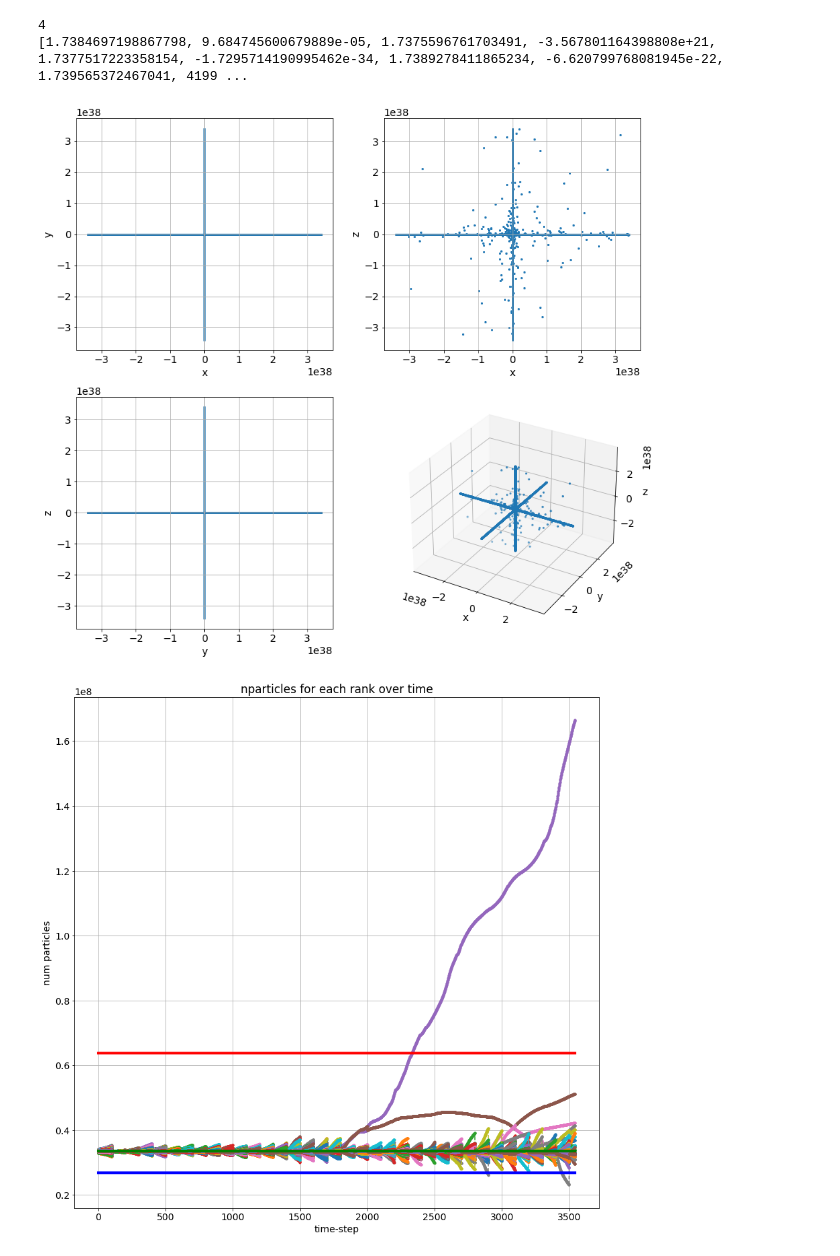
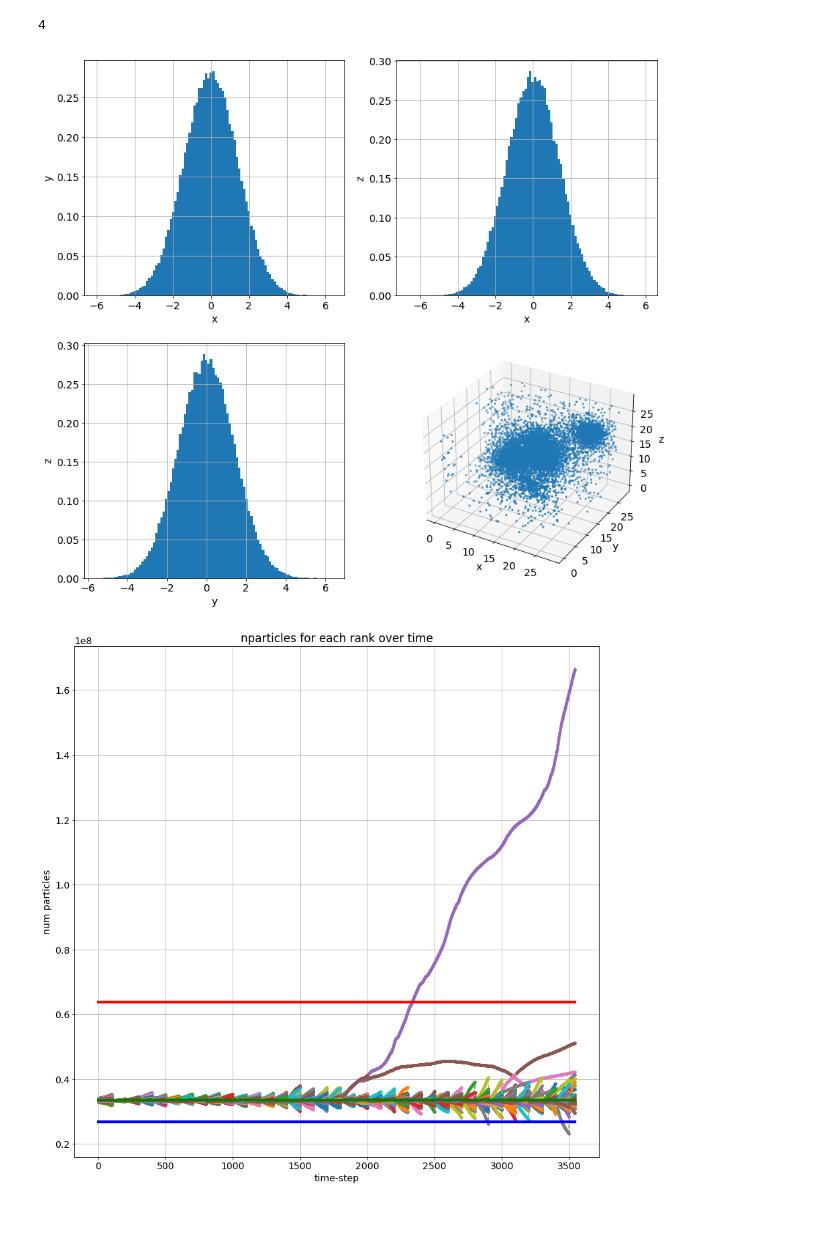
Before and after one commit to xjka/LoadBalancing, a Jupyter notebook: notebook.ipynb, the cells around one changed output. Saved outputs shown, nothing was run; the diff lists cells and outputs as text; code cells hidden in the pictures; blank space fills up the shorter version.

```diff
--- a/notebook.ipynb
+++ b/notebook.ipynb
@@ -11,49 +11,51 @@ SIZEOFINT=4
 SIZEOFFLOAT=4
 mn = -28.49
 mx = 28.49
-#fname = 'runtest/rand_init/rand_init.nyx'
-fname = 'runtest/64sssss_20mpc.nyx'
+fname = 'runtest/rand_init/rand_init.nyx'
+#fname = 'runtest/64sssss_20mpc.nyx'
 with open(fname,'rb') as file:
     nparticles = unpack('l', file.read(SIZEOFLONG))[0]
     numdim = unpack('i', file.read(SIZEOFINT))[0]
     nx = unpack('i', file.read(SIZEOFINT))[0]
     print(nx)
     line = file.read(SIZEOFFLOAT*(3+nx))
     pdict = {'x' : [], 'y': [], 'z':[], 'mass': [], 'vx': [], 'vy': [], 'vz': []}
     while(line):
         x,y,z,mass,vx,vy,vz = unpack('f'*(3+nx),line)
         pdict['x'].append(x)
         pdict['y'].append(y)
         pdict['z'].append(z)
         line = file.read(SIZEOFFLOAT*(3+nx))
         pdict['mass'].append(mass)
-        #pdict['vx'].append(vx)
-        #pdict['vy'].append(vy)
-        #pdict['vz'].append(vz)
+        pdict['vx'].append(vx)
+        pdict['vy'].append(vy)
+        pdict['vz'].append(vz)
 
-print(pdict['mass'][150:250])
+
 fig= plt.figure(figsize=(14,13))
 ax1 = fig.add_subplot(221)
-ax1.scatter(pdict['x'], pdict['y'], s=4)
+#ax1.scatter(pdict['x'], pdict['y'], s=4)
+ax1.hist(pdict['vx'],bins=100, density=True)
 ax1.grid()
 ax1.set(xlabel='x', ylabel='y')#, xlim=[mn,mx], ylim=[mn,mx])
 ax2 = fig.add_subplot(222)
-ax2.scatter(pdict['x'], pdict['z'], s=4)
+#ax2.scatter(pdict['x'], pdict['z'], s=4)
+ax2.hist(pdict['vy'], bins=100, density=True)
 ax2.grid()
 ax2.set(xlabel='x', ylabel='z')#, xlim=[mn,mx], ylim=[mn,mx])
 ax3 = fig.add_subplot(223)
-ax3.scatter(pdict['y'], pdict['z'], s=4)
+#ax3.scatter(pdict['y'], pdict['z'], s=4)
+ax3.hist(pdict['vz'], bins=100, density=True)
 ax3.grid()
 ax3.set(xlabel='y', ylabel='z')#, xlim=[mn,mx], ylim=[mn,mx])
 ax4 = fig.add_subplot(224, projection='3d')
 ax4.scatter(pdict['x'], pdict['y'], pdict['z'], s=4)
 ax4.grid()
 ax4.set(xlabel='x', ylabel='y', zlabel='z')#, xlim=[mn,mx], ylim=[mn,mx], zlim=[mn,mx])
 plt.show()
 # %% [output]
 4
-[1.7384697198867798, 9.684745600679889e-05, 1.7375596761703491, -3.567801164398808e+21, 1.7377517223358154, -1.7295714190995462e-34, 1.7389278411865234, -6.620799768081945e-22, 1.739565372467041, 4199 ...
-[figure, old version]
+[figure, new version]
 # %%
 def plot_rank_loads(filename='Nyx/Exec/LoadBalancingTests/rank_loads', idx=0,ovr=1.2):
     SIZEOFLONG = 8
```
Also changed, not shown: 7 other files.
